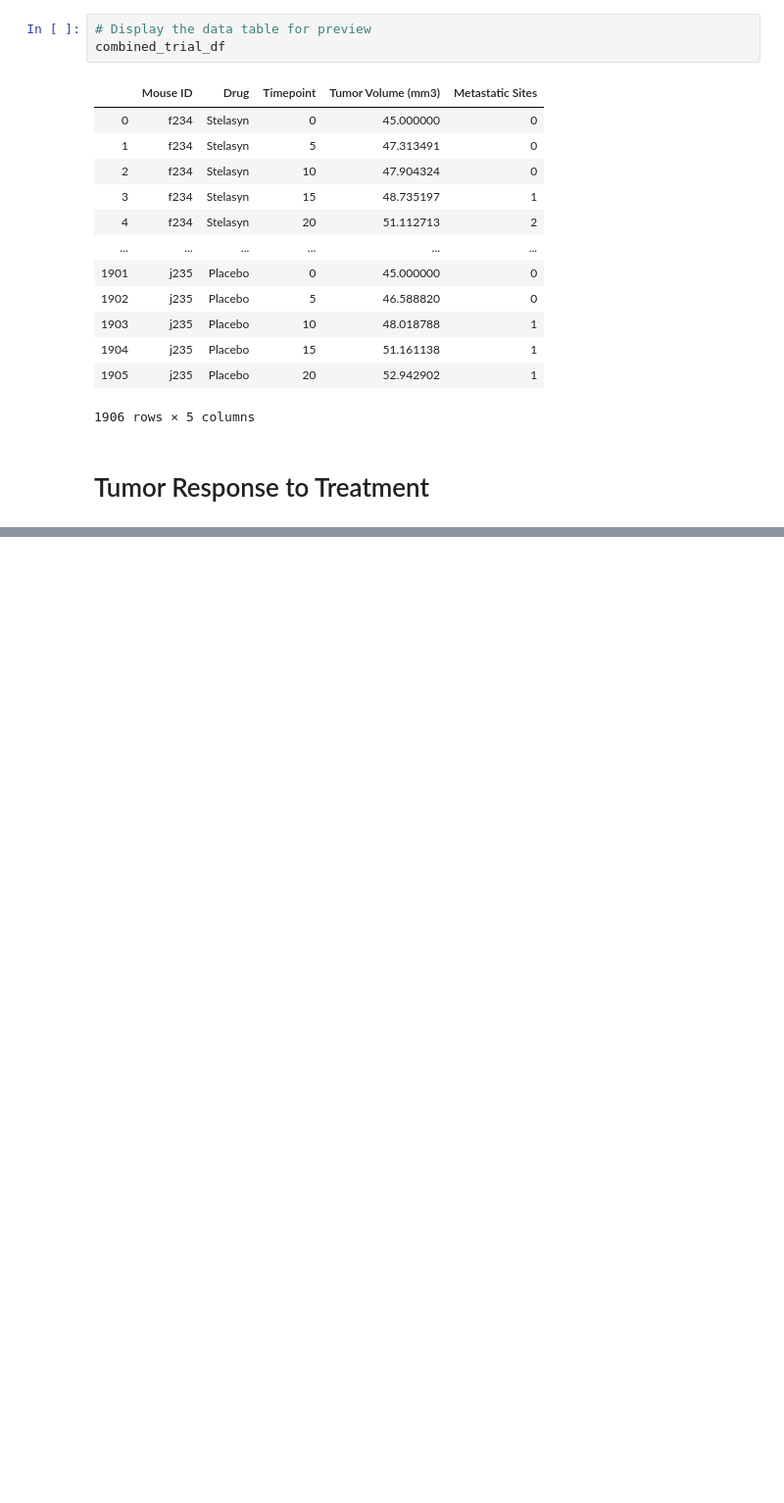
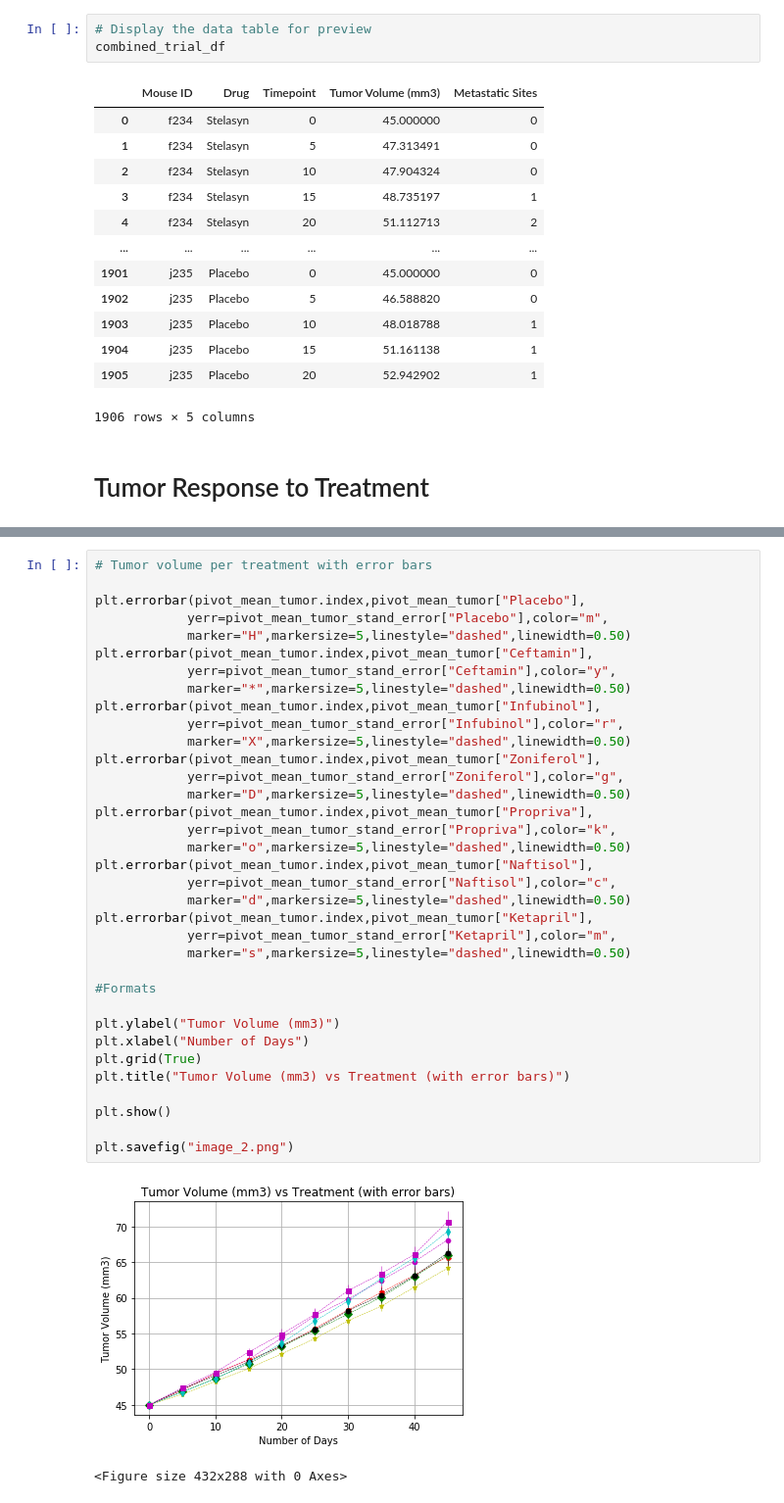
Before and after one commit to danielymiranda/matplotlib-challenge, a Jupyter notebook: Matplotlib-Challenge(Pymaceuticals).ipynb, the cells around one changed output, grey strips where cells are left out. Shown at 98% size. Drawn from its saved outputs; the diff is of its cells as text; blank space fills up the shorter version.

```diff
--- a/Matplotlib-Challenge(Pymaceuticals).ipynb
+++ b/Matplotlib-Challenge(Pymaceuticals).ipynb
@@ -136,0 +180,38 @@ standard_error_tumor
+# %%
+# Tumor volume per treatment with error bars
+
+plt.errorbar(pivot_mean_tumor.index,pivot_mean_tumor["Placebo"],
+            yerr=pivot_mean_tumor_stand_error["Placebo"],color="m",
+            marker="H",markersize=5,linestyle="dashed",linewidth=0.50)
+plt.errorbar(pivot_mean_tumor.index,pivot_mean_tumor["Ceftamin"],
+            yerr=pivot_mean_tumor_stand_error["Ceftamin"],color="y",
+            marker="*",markersize=5,linestyle="dashed",linewidth=0.50)
+plt.errorbar(pivot_mean_tumor.index,pivot_mean_tumor["Infubinol"],
+            yerr=pivot_mean_tumor_stand_error["Infubinol"],color="r",
+            marker="X",markersize=5,linestyle="dashed",linewidth=0.50)
+plt.errorbar(pivot_mean_tumor.index,pivot_mean_tumor["Zoniferol"],
+            yerr=pivot_mean_tumor_stand_error["Zoniferol"],color="g",
+            marker="D",markersize=5,linestyle="dashed",linewidth=0.50)
+plt.errorbar(pivot_mean_tumor.index,pivot_mean_tumor["Propriva"],
+            yerr=pivot_mean_tumor_stand_error["Propriva"],color="k",
+            marker="o",markersize=5,linestyle="dashed",linewidth=0.50)
+plt.errorbar(pivot_mean_tumor.index,pivot_mean_tumor["Naftisol"],
+            yerr=pivot_mean_tumor_stand_error["Naftisol"],color="c",
+            marker="d",markersize=5,linestyle="dashed",linewidth=0.50)
+plt.errorbar(pivot_mean_tumor.index,pivot_mean_tumor["Ketapril"],
+            yerr=pivot_mean_tumor_stand_error["Ketapril"],color="m",
+            marker="s",markersize=5,linestyle="dashed",linewidth=0.50)
+
+#Formats
+
+plt.ylabel("Tumor Volume (mm3)")
+plt.xlabel("Number of Days")
+plt.grid(True)
+plt.title("Tumor Volume (mm3) vs Treatment (with error bars)")
+
+plt.show()
+
+plt.savefig("image_2.png")
+# %% [output]
+[figure, added]
+<Figure size 432x288 with 0 Axes>
```
Also changed, not shown: parts of 26 cells of this notebook.
